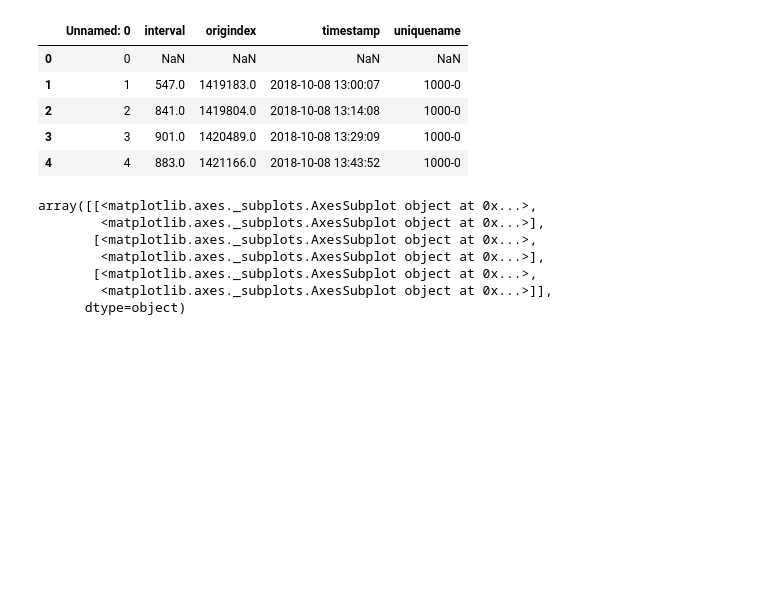
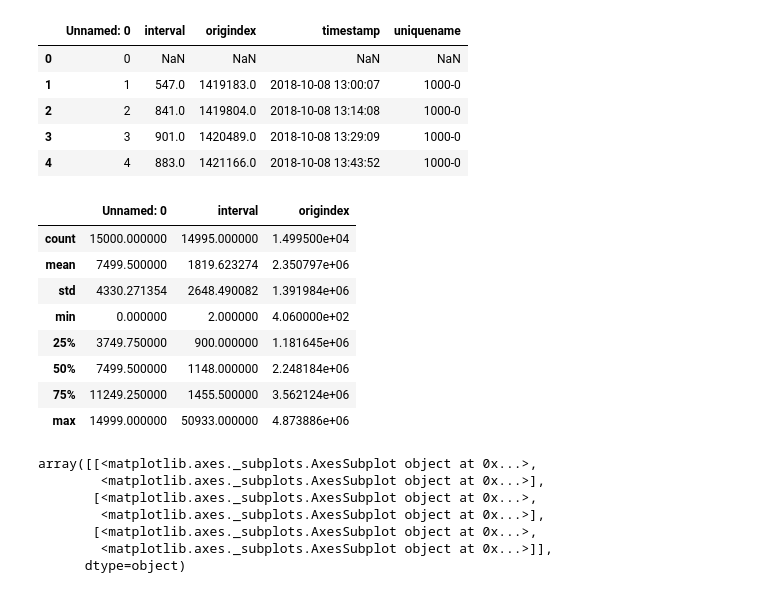
Before and after one commit to davecampbell/data-feeds-analysis, a Jupyter notebook: display_histograms.ipynb, the cells around one changed output. Drawn from its saved outputs; the diff is of its cells as text; code cells hidden in the pictures; blank space fills up the shorter version.

```diff
--- a/display_histograms.ipynb
+++ b/display_histograms.ipynb
@@ -25,6 +25,18 @@ df.head()
 | 2 | 2 | 841.0 | 1419804.0 | 2018-10-08 13:14:08 | 1000-0 |
 | 3 | 3 | 901.0 | 1420489.0 | 2018-10-08 13:29:09 | 1000-0 |
 | 4 | 4 | 883.0 | 1421166.0 | 2018-10-08 13:43:52 | 1000-0 |
+# %%
+df.describe()
+# %% [output]
+|  | Unnamed: 0 | interval | origindex |
+| count | 15000.000000 | 14995.000000 | 1.499500e+04 |
+| mean | 7499.500000 | 1819.623274 | 2.350797e+06 |
+| std | 4330.271354 | 2648.490082 | 1.391984e+06 |
+| min | 0.000000 | 2.000000 | 4.060000e+02 |
+| 25% | 3749.750000 | 900.000000 | 1.181645e+06 |
+| 50% | 7499.500000 | 1148.000000 | 2.248184e+06 |
+| 75% | 11249.250000 | 1455.500000 | 3.562124e+06 |
+| max | 14999.000000 | 50933.000000 | 4.873886e+06 |
 # %%
 # using matplotlib directly from df.hist()
 df.hist(column='interval', by='uniquename', bins=50, grid=False, layout=(3,2), figsize=(12,8), color='#86bf91', zorder=2, rwidth=0.9)
```
Also changed, not shown: parts of 5 cells of this notebook, 1 other file.
